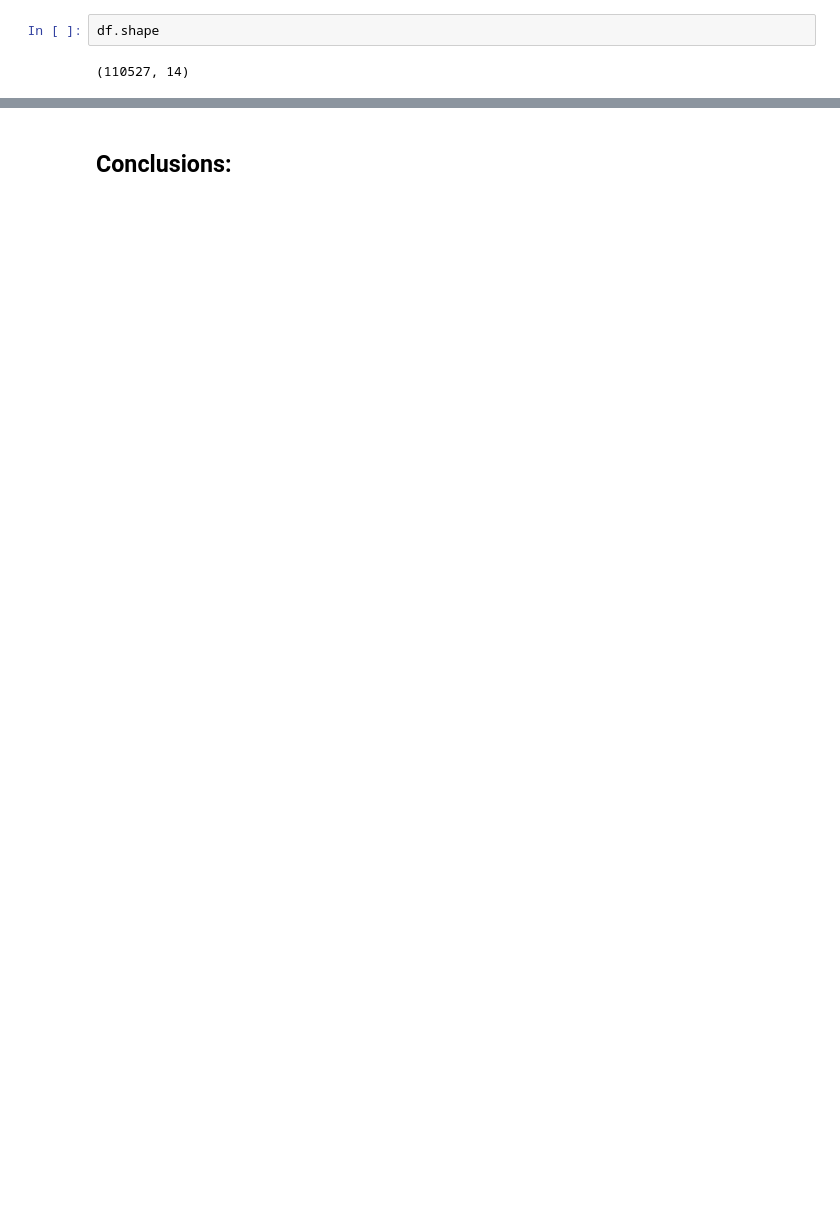
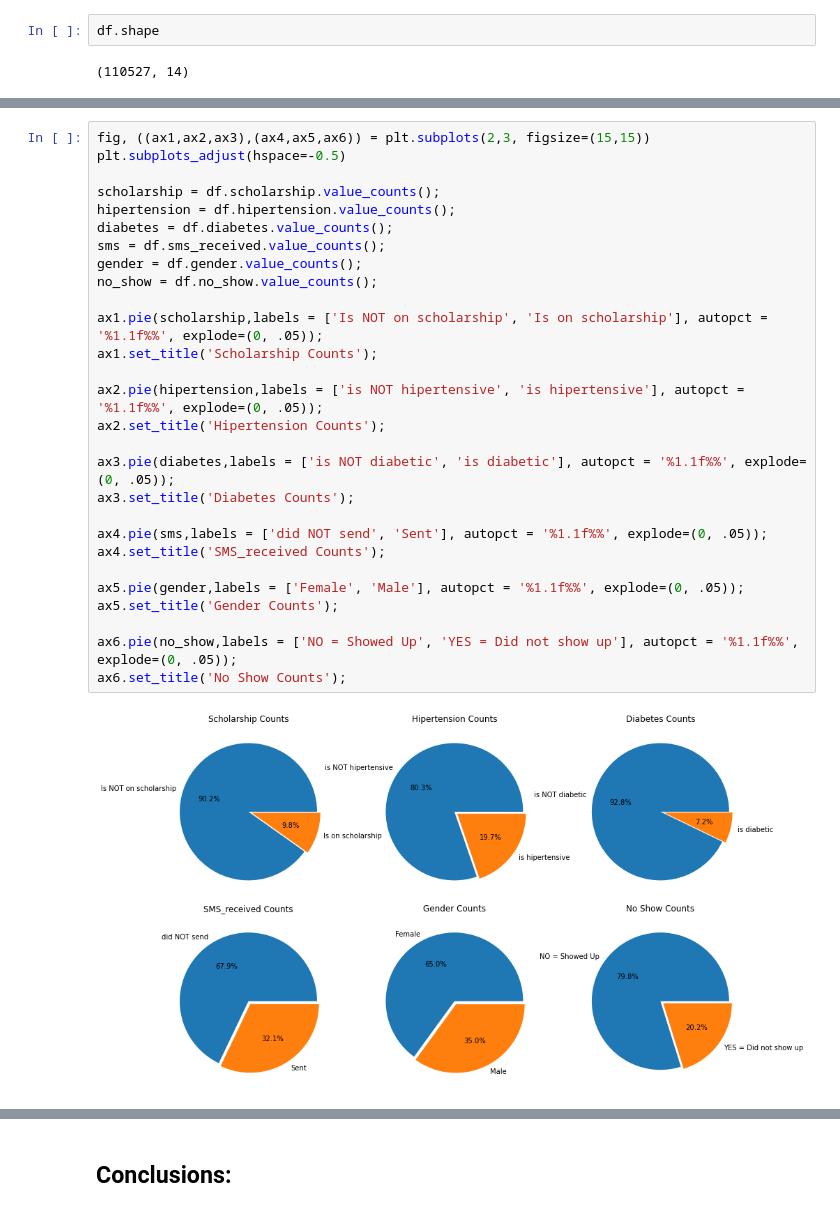
Before and after one commit to danieloladele7/Udacity_Data_Analyst_Nanodegree, a Jupyter notebook: Project_1-Investigate_a_dataset/Investigate_a_dataset.ipynb, the cells around one changed output, grey strips where cells are left out. Cells and saved outputs as stored; diff of their text form; blank space fills up the shorter version.

```diff
--- a/Project_1-Investigate_a_dataset/Investigate_a_dataset.ipynb
+++ b/Project_1-Investigate_a_dataset/Investigate_a_dataset.ipynb
@@ -129,0 +163,30 @@ Next we plot the dataframe to get a general overview and preliminary understandi
+# %%
+fig, ((ax1,ax2,ax3),(ax4,ax5,ax6)) = plt.subplots(2,3, figsize=(15,15))
+plt.subplots_adjust(hspace=-0.5)
+
+scholarship = df.scholarship.value_counts();
+hipertension = df.hipertension.value_counts();
+diabetes = df.diabetes.value_counts();
+sms = df.sms_received.value_counts();
+gender = df.gender.value_counts();
+no_show = df.no_show.value_counts();
+
+ax1.pie(scholarship,labels = ['Is NOT on scholarship', 'Is on scholarship'], autopct = '%1.1f%%', explode=(0, .05));
+ax1.set_title('Scholarship Counts');
+
+ax2.pie(hipertension,labels = ['is NOT hipertensive', 'is hipertensive'], autopct = '%1.1f%%', explode=(0, .05));
+ax2.set_title('Hipertension Counts');
+
+ax3.pie(diabetes,labels = ['is NOT diabetic', 'is diabetic'], autopct = '%1.1f%%', explode=(0, .05));
+ax3.set_title('Diabetes Counts');
+
+ax4.pie(sms,labels = ['did NOT send', 'Sent'], autopct = '%1.1f%%', explode=(0, .05));
+ax4.set_title('SMS_received Counts');
+
+ax5.pie(gender,labels = ['Female', 'Male'], autopct = '%1.1f%%', explode=(0, .05));
+ax5.set_title('Gender Counts');
+
+ax6.pie(no_show,labels = ['NO = Showed Up', 'YES = Did not show up'], autopct = '%1.1f%%', explode=(0, .05));
+ax6.set_title('No Show Counts');
+# %% [output]
+[figure, added]
```
Also changed, not shown: parts of 70 cells of this notebook, 1 other file.
